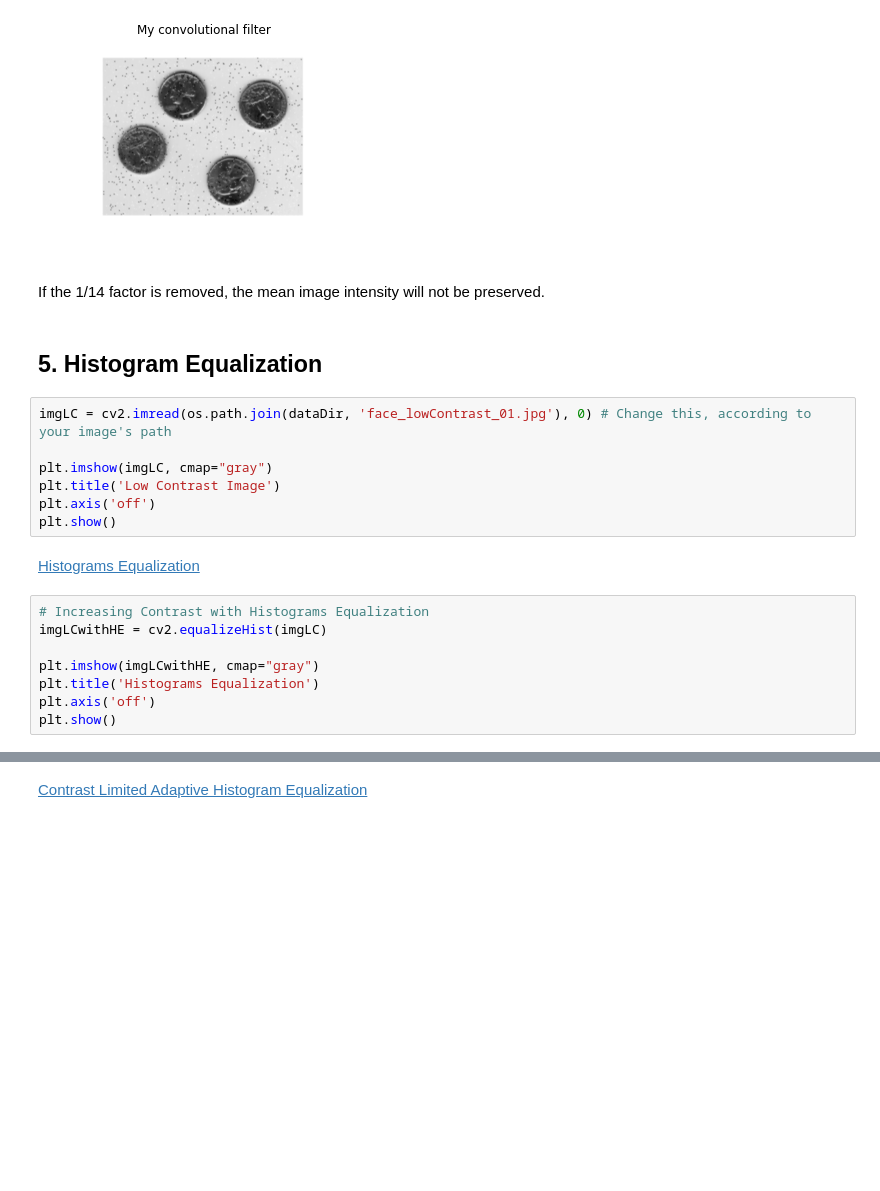
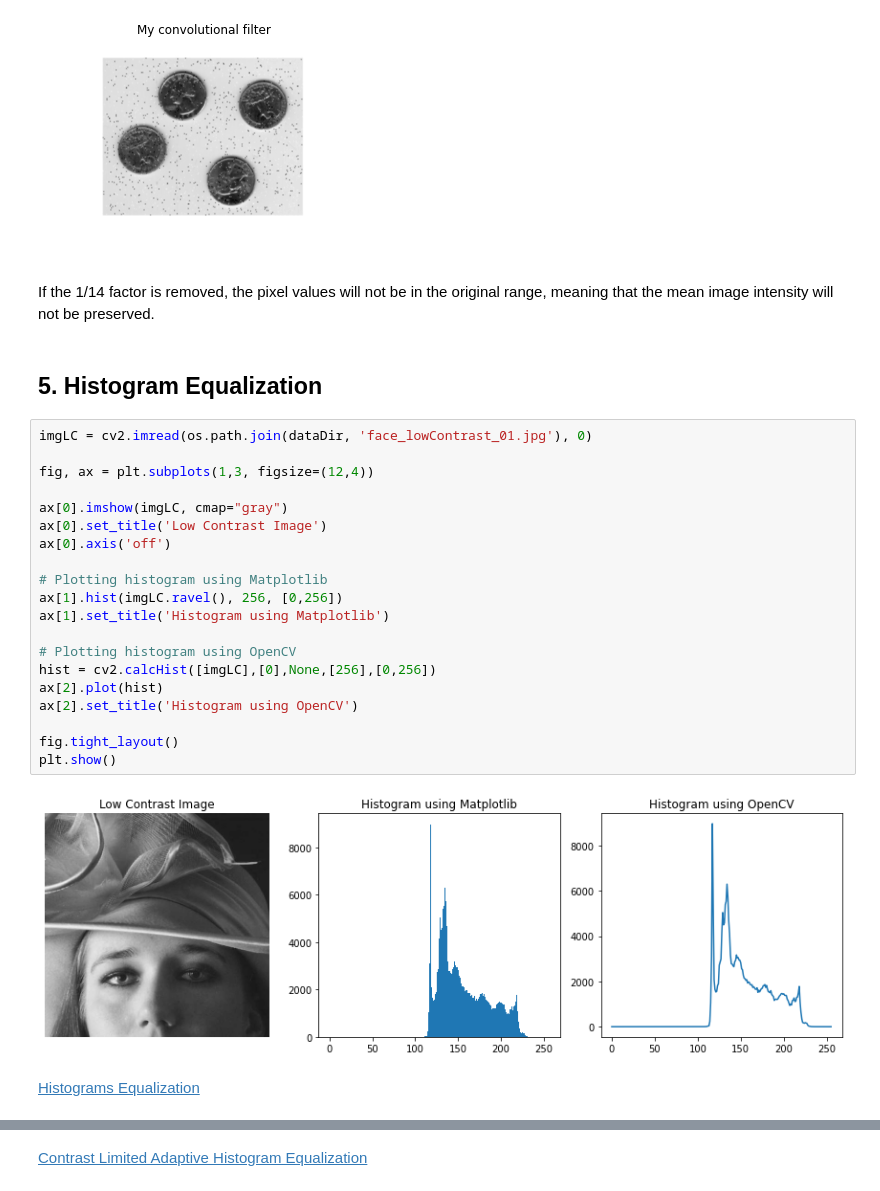
Before and after one commit to paulinho-16/MEIC-VC, a Jupyter notebook: Exercises/Part1/2_image_enhancement.ipynb, the cells around one changed output, grey strips where cells are left out. Drawn from its saved outputs; the diff is of its cells as text; blank space fills up the shorter version.

```diff
--- a/Exercises/Part1/2_image_enhancement.ipynb
+++ b/Exercises/Part1/2_image_enhancement.ipynb
@@ -110,23 +110,30 @@ plt.show()
  [0.07142857 0.14285714 0.07142857]]
 [figure]
 # %% [markdown]
-If the 1/14 factor is removed, the mean image intensity will not be preserved.
+If the 1/14 factor is removed, the pixel values will not be in the original range, meaning that the mean image intensity will not be preserved.
 # %% [markdown]
 ## 5. Histogram Equalization
-# %%
-imgLC = cv2.imread(os.path.join(dataDir, 'face_lowContrast_01.jpg'), 0) # Change this, according to your image's path
-
-plt.imshow(imgLC, cmap="gray")
-plt.title('Low Contrast Image')
-plt.axis('off')
-plt.show()
+# %%
+imgLC = cv2.imread(os.path.join(dataDir, 'face_lowContrast_01.jpg'), 0)
+
+fig, ax = plt.subplots(1,3, figsize=(12,4))
+
+ax[0].imshow(imgLC, cmap="gray")
+ax[0].set_title('Low Contrast Image')
+ax[0].axis('off')
+
+# Plotting histogram using Matplotlib
+ax[1].hist(imgLC.ravel(), 256, [0,256])
+ax[1].set_title('Histogram using Matplotlib')
+
+# Plotting histogram using OpenCV
+hist = cv2.calcHist([imgLC],[0],None,[256],[0,256])
+ax[2].plot(hist)
+ax[2].set_title('Histogram using OpenCV')
+
+fig.tight_layout()
+plt.show()
+# %% [output]
+[figure, added]
 # %% [markdown]
 [Histograms Equalization](https://docs.opencv.org/master/d6/dc7/group__imgproc__hist.html#ga7e54091f0c937d49bf84152a16f76d6e)
-# %%
-# Increasing Contrast with Histograms Equalization
-imgLCwithHE = cv2.equalizeHist(imgLC)
-
-plt.imshow(imgLCwithHE, cmap="gray")
-plt.title('Histograms Equalization')
-plt.axis('off')
-plt.show()
```
Also changed, not shown: parts of 6 cells of this notebook.
